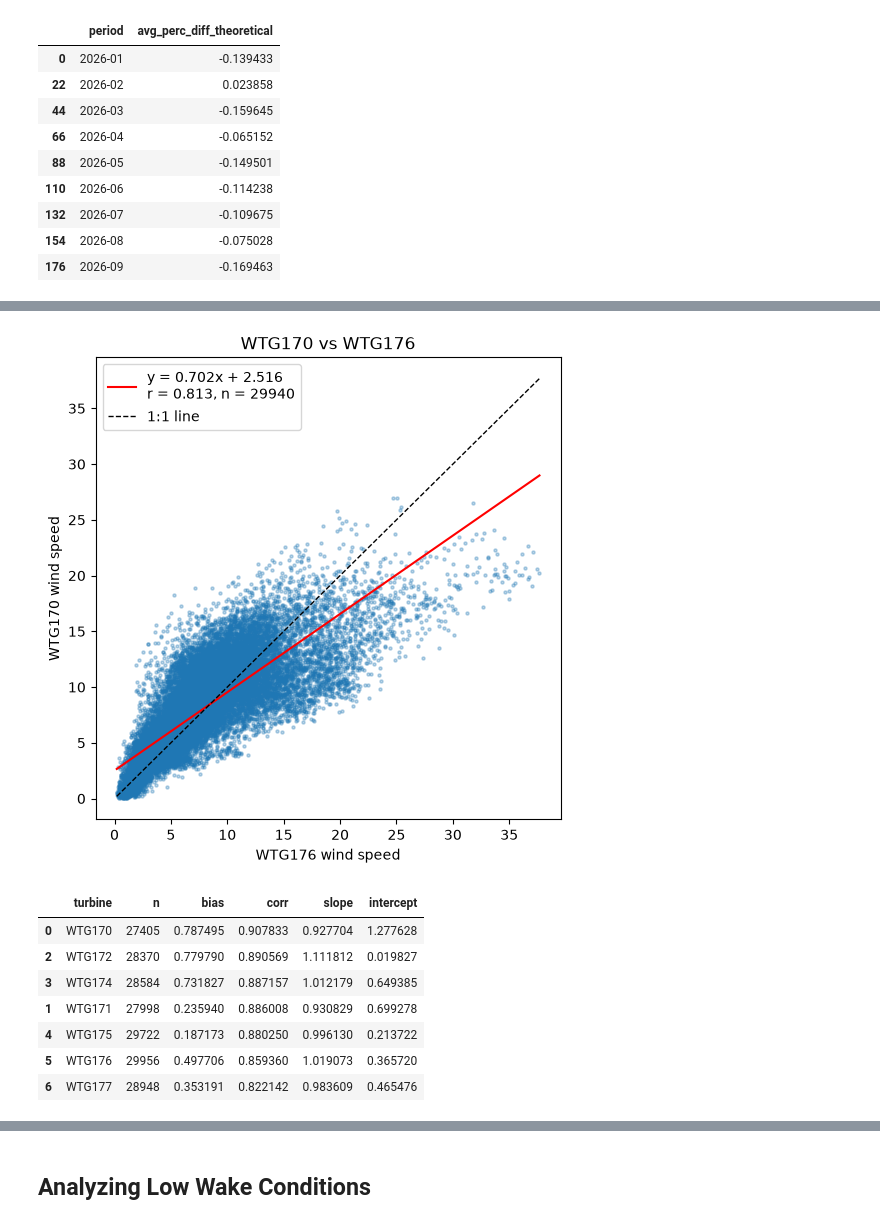
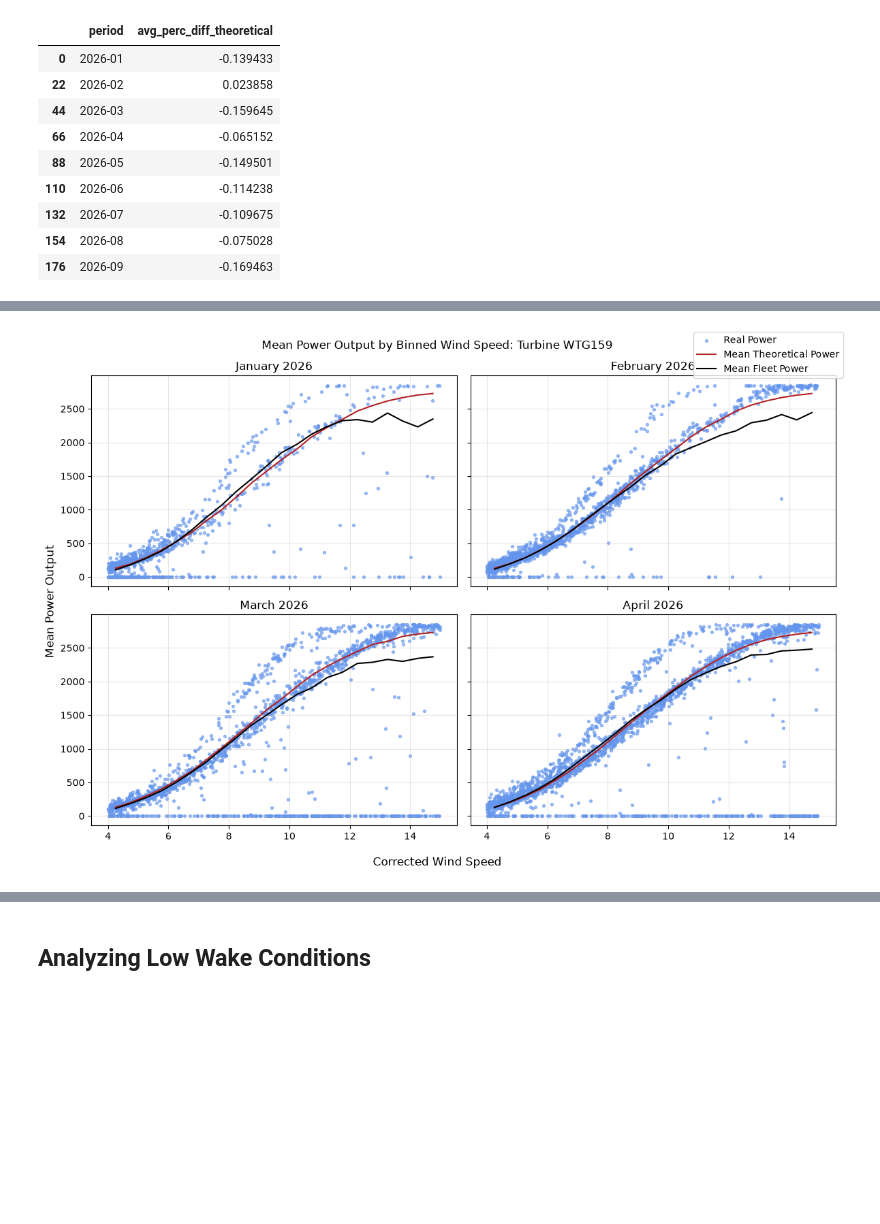
Before and after one commit to Aiden-Badalamenti3/CU-Capstone-Project, a Jupyter notebook: notebooks/carter_notebooks/power_curve.ipynb, the cells around one changed output, grey strips where cells are left out. Drawn from its saved outputs; the diff is of its cells as text; code cells hidden in the pictures; blank space fills up the shorter version.

```diff
--- a/notebooks/carter_notebooks/power_curve.ipynb
+++ b/notebooks/carter_notebooks/power_curve.ipynb
@@ -70,0 +148,27 @@ scada2['corrected_ws'] = corrected_wind_speed(scada2['lidar_corrected_ws'], scad
+# %%
+def scatter_power_curves(df, original, turbine, start = 0, ncols = 2, cutin = 4.0, rated = 15.0):
+    t = original[(original['turbine'] == turbine) & (original['corrected_ws'] >= cutin) & (original['corrected_ws'] <= rated)]
+    t['period'] = t['utc'].dt.to_period('M')
+
+    periods = result['period'].unique()[start:start + 4]
+    fig, axes = plt.subplots(2, 2, figsize = (12, 8), sharex = True, sharey = True)
+
+    for ax, period in zip(axes.flat, periods):
+        grp = df[df['period'] == period].sort_values('corrected_ws')
+        grpt = t[t['period'] == period]
+
+        ax.scatter(grpt['corrected_ws'], grpt['KPI_real_power_ac'], label = 'Real Power', color = 'cornflowerblue',s = 8, alpha = 0.6, zorder = 1)
+        ax.plot(grp['corrected_ws'], grp['mean_theoretical_power'], label = 'Mean Theoretical Power', color = 'firebrick')
+        ax.plot(grp['corrected_ws'], grp['mean_fleet_power'], label = 'Mean Fleet Power', color = 'black')
+        ax.set_title(period.strftime('%B %Y'))
+        ax.grid(alpha = 0.3)
+
+    fig.supxlabel('Corrected Wind Speed')
+    fig.supylabel('Mean Power Output')
+    fig.suptitle(f'Mean Power Output by Binned Wind Speed: Turbine {turbine}')
+
+    handles, labels = axes[0, 0].get_legend_handles_labels()
+    fig.legend(handles, labels, loc = 'upper right')
+
+    plt.tight_layout()
+    plt.show()
@@ -487,4 +388,0 @@ pair
-# %%
-plot_pair(scada_noloss, 3, 'WTG170', 'WTG176')
-# %% [output]
-[figure, removed]
@@ -493,11 +389,4 @@ group = group_metrics(scada_noloss, 3, 'WTG173', ws_col = 'wind_speed')
-# %%
-group
-# %% [output]
-|  | turbine | n | bias | corr | slope | intercept |
-| 0 | WTG170 | 27405 | 0.787495 | 0.907833 | 0.927704 | 1.277628 |
-| 2 | WTG172 | 28370 | 0.779790 | 0.890569 | 1.111812 | 0.019827 |
-| 3 | WTG174 | 28584 | 0.731827 | 0.887157 | 1.012179 | 0.649385 |
-| 1 | WTG171 | 27998 | 0.235940 | 0.886008 | 0.930829 | 0.699278 |
-| 4 | WTG175 | 29722 | 0.187173 | 0.880250 | 0.996130 | 0.213722 |
-| 5 | WTG176 | 29956 | 0.497706 | 0.859360 | 1.019073 | 0.365720 |
-| 6 | WTG177 | 28948 | 0.353191 | 0.822142 | 0.983609 | 0.465476 |
+# %%
+scatter_power_curves(result, scada_noloss, 'WTG159')
+# %% [output]
+[figure, added]
```
Also changed, not shown: parts of 81 cells of this notebook.
